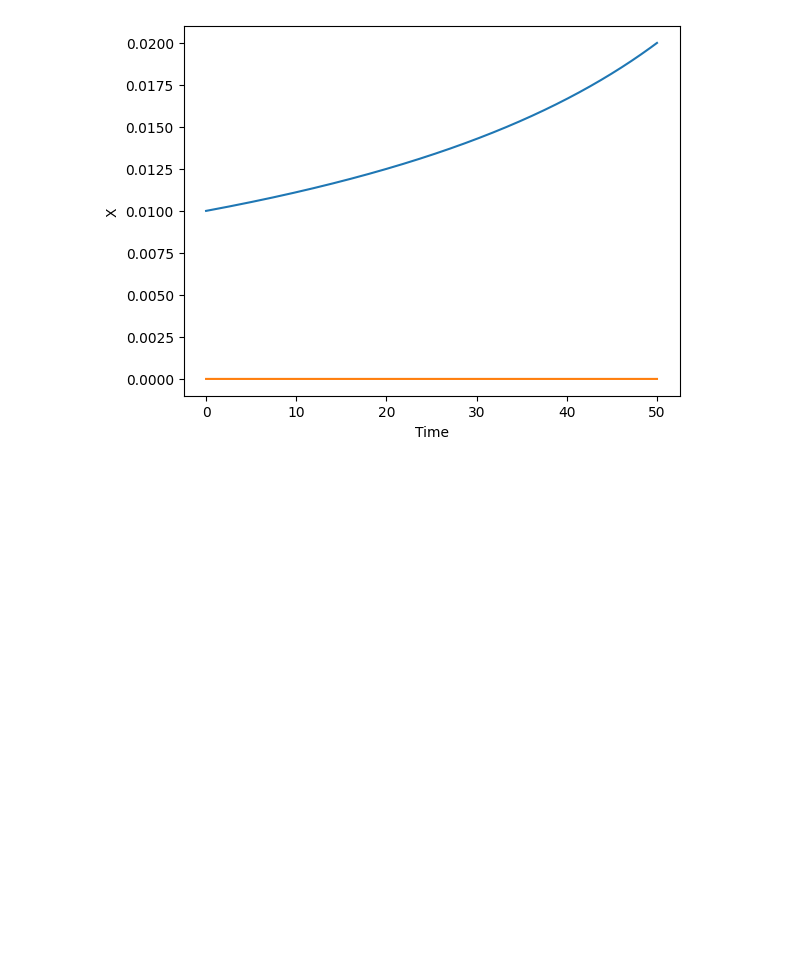
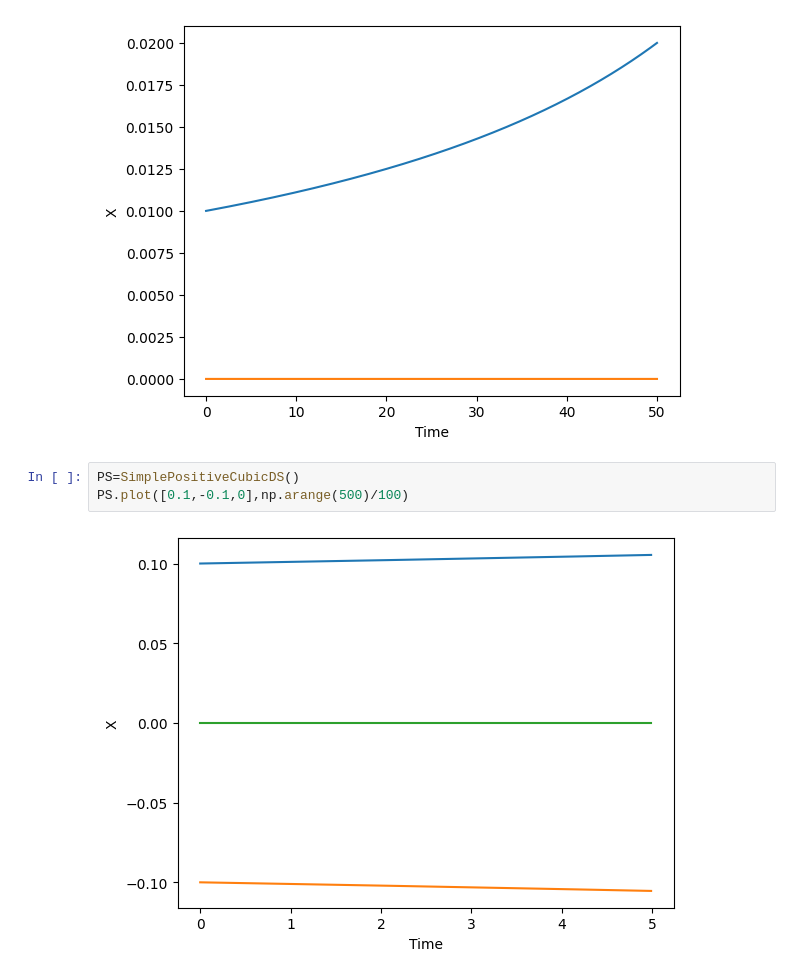
Before and after one commit to guglielmopadula/StochasticModelling2022-2023, a Jupyter notebook: SecondSession.ipynb, the cells around one changed output. Saved outputs shown, nothing was run; the diff lists cells and outputs as text; blank space fills up the shorter version.

```diff
--- a/SecondSession.ipynb
+++ b/SecondSession.ipynb
@@ -266,3 +240,8 @@ PS=SimplePositiveSquaredDS()
 PS.plot([0.01,0],np.arange(5000)/100)
 # %% [output]
 [figure]
+# %%
+PS=SimplePositiveCubicDS()
+PS.plot([0.1,-0.1,0],np.arange(500)/100)
+# %% [output]
+[figure, added]
```
Also changed, not shown: parts of 5 cells of this notebook.
